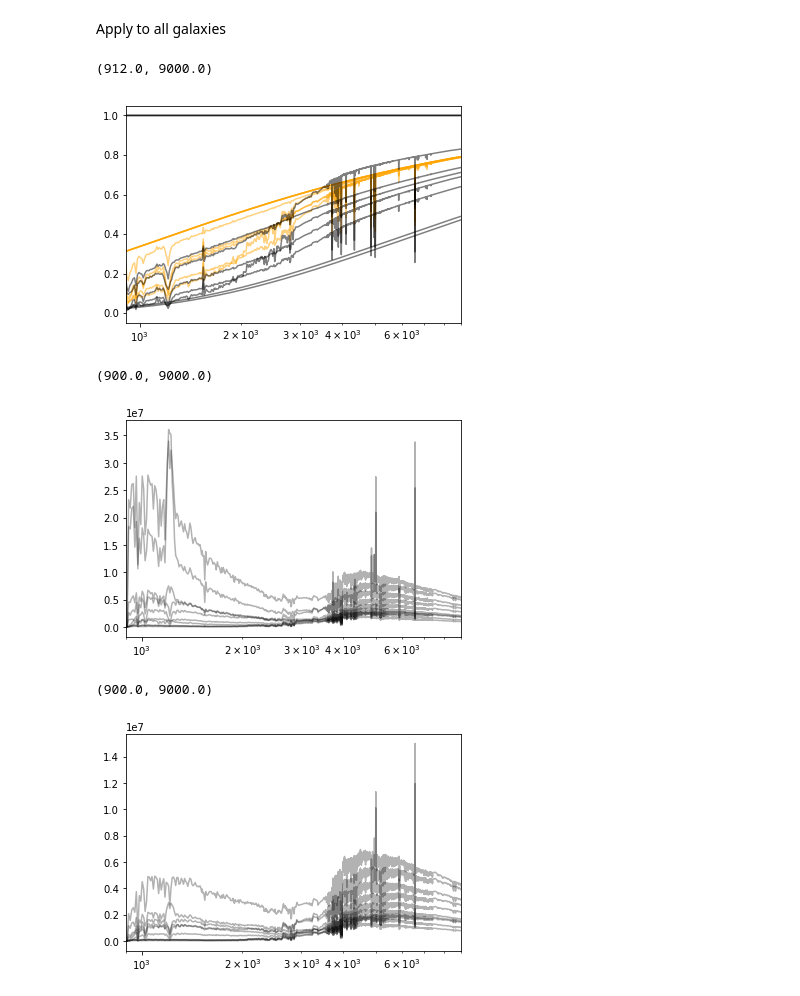
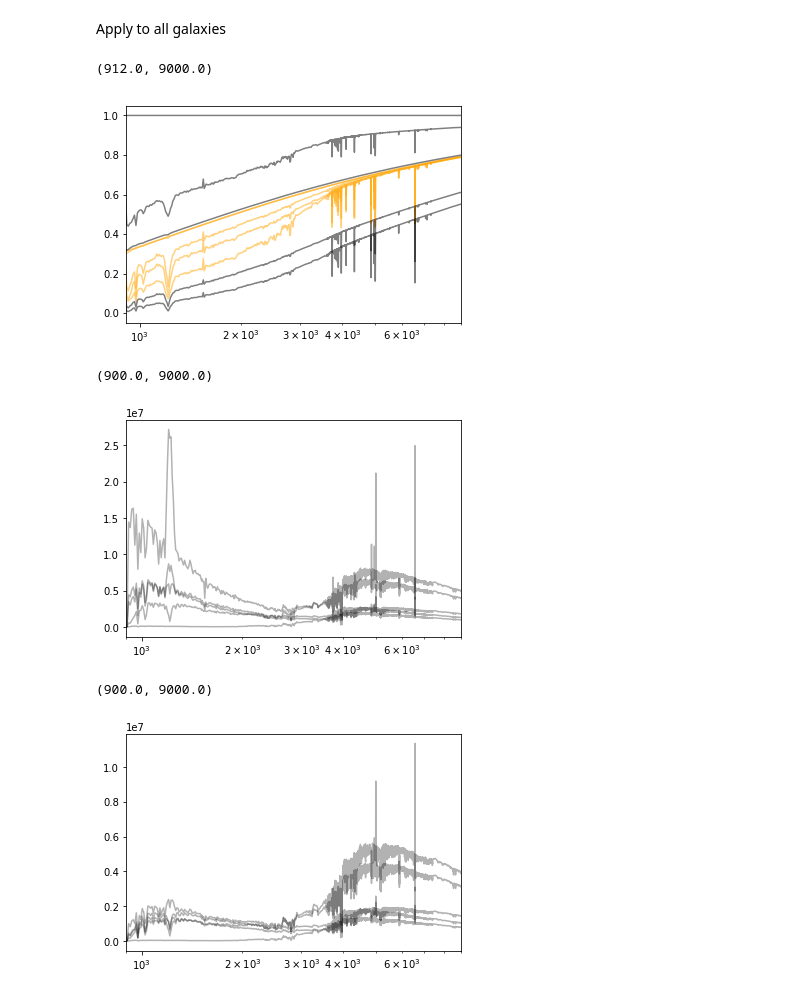
Before and after one commit to christopherlovell/sph2sed, a Jupyter notebook: demo.ipynb, the cells around one changed output. Saved outputs shown, nothing was run; the diff lists cells and outputs as text; code cells hidden in the pictures.

```diff
--- a/demo.ipynb
+++ b/demo.ipynb
@@ -62,16 +71,0 @@ Load some hydro particle data
-# %%
-pickle = pcl.load(open("data/full_histories_eagle.p", "rb"), encoding='latin1')
-
-## Eagle mass multiplier
-for key, value in pickle['data'].items():
-    value['history']['InitialStellarMass'] *= 1e10
-# %%
-N = 10
-for key, value in {k: pickle['data'][k] for k in list(pickle['data'].keys())[:N]}.items():
-
-    sp.insert_galaxy(key, value['history']['InitialStellarMass'],
-                     value['history']['formationTime'],
-                     value['history']['Metallicity'],
-                     Metallicity=value['SF/Metallicity'],
-                     StellarMass=value['mstar'],
-                     SFR=value['sfr'])
@@ -118,31 +206,30 @@ sp.all_galaxies(sp.dust_screen, metal_dependent=True);
 # %%
-plt.semilogx(sp.wavelength, np.array([value['Screen Spectra'] for key, value in sp.galaxies.items()]).T /\
-        np.array([value['Intrinsic Spectra'] for key, value in sp.galaxies.items()]).T,
+plt.semilogx(sp.wavelength, np.array([value['Spectra']['Screen Spectra'] for key, value in sp.galaxies.items()]).T /\
+        np.array([value['Spectra']['Intrinsic Spectra'] for key, value in sp.galaxies.items()]).T,
              color='orange', alpha=0.5);
 
-plt.semilogx(sp.wavelength, np.array([value['Z-Screen Spectra'] for key, value in sp.galaxies.items()]).T /\
-        np.array([value['Intrinsic Spectra'] for key, value in sp.galaxies.items()]).T,
+plt.semilogx(sp.wavelength, np.array([value['Spectra']['Z-dependent Screen'] for key, value in sp.galaxies.items()]).T /\
+        np.array([value['Spectra']['Intrinsic Spectra'] for key, value in sp.galaxies.items()]).T,
              color='black', alpha=0.5);
 
 plt.xlim(9.12e2, 9e3)
-# plt.ylim(0,30)
 # %% [output]
 (912.0, 9000.0)
-[figure, old version]
+[figure, new version]
 # %%
-plt.semilogx(sp.wavelength, np.array([value['Intrinsic Spectra'] for key, value in sp.galaxies.items()]).T,
+plt.semilogx(sp.wavelength, np.array([value['Spectra']['Intrinsic Spectra'] for key, value in sp.galaxies.items()]).T,
          alpha=0.3, c='black');
 
 plt.xlim(9e2, 9e3)
 # %% [output]
 (900.0, 9000.0)
-[figure, old version]
+[figure, new version]
 # %%
-plt.semilogx(sp.wavelength, np.array([value['Screen Spectra'] for key, value in sp.galaxies.items()]).T,
+plt.semilogx(sp.wavelength, np.array([value['Spectra']['Screen Spectra'] for key, value in sp.galaxies.items()]).T,
          alpha=0.3, c='black');
 
 plt.xlim(9e2, 9e3)
 # %% [output]
 (900.0, 9000.0)
-[figure, old version]
+[figure, new version]
 # %%
```
Also changed, not shown: parts of 17 cells of this notebook, 1 other file.
